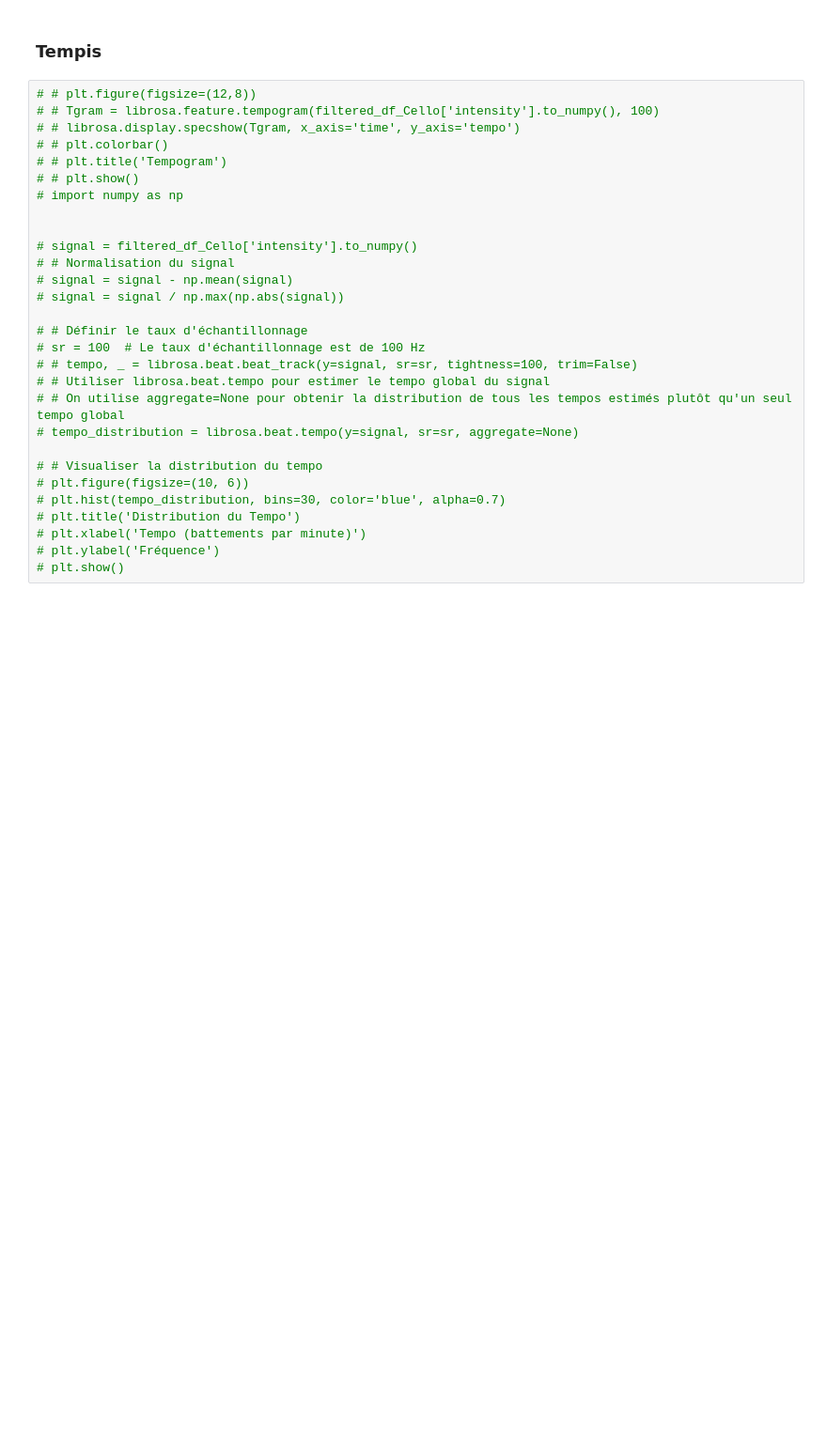
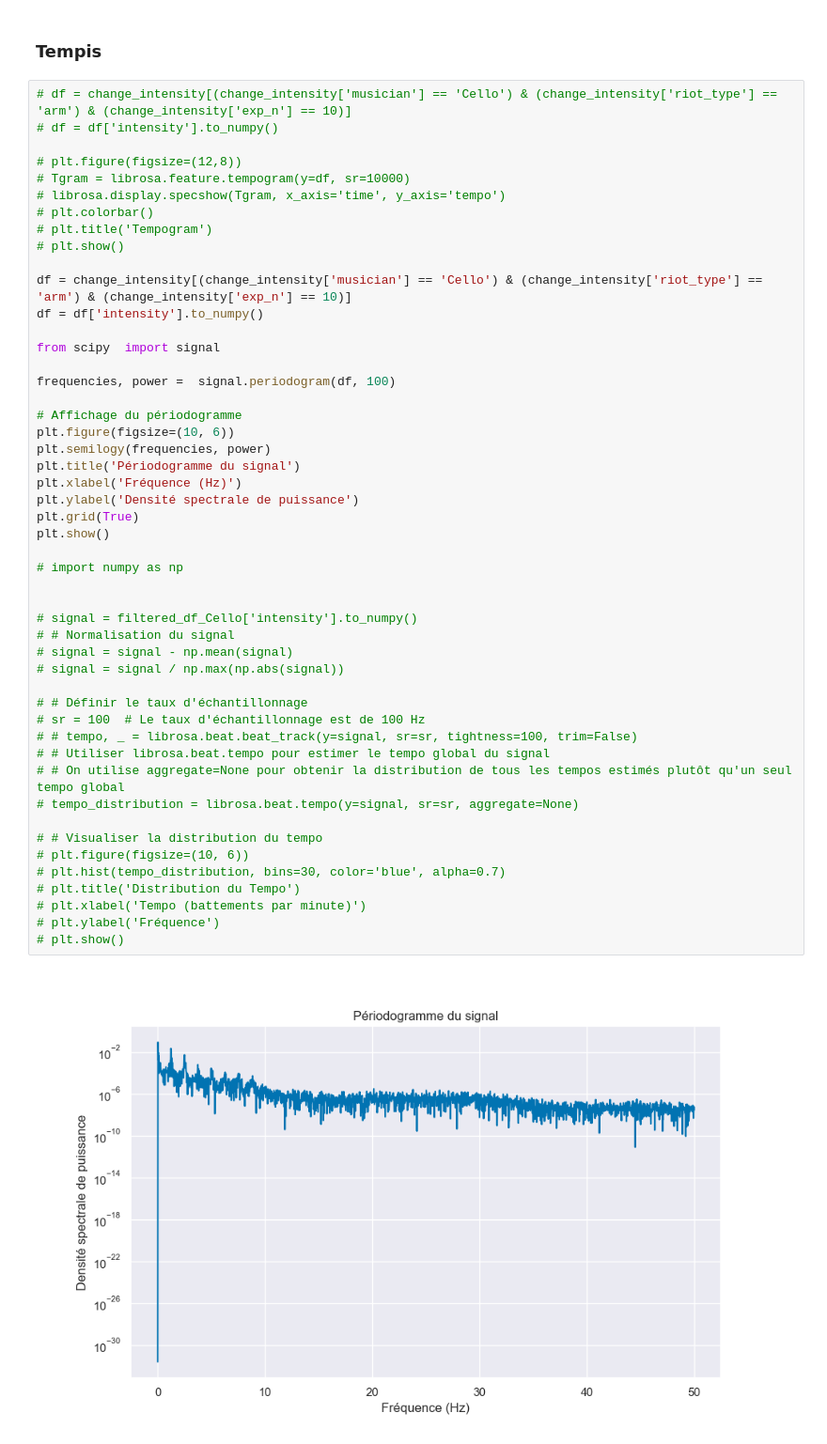
Before and after one commit to Haronicio/ismm-analyse-dsync, a Jupyter notebook: notebooks/Analysedsync_notebook.ipynb, the cells around one changed output. Shown at 94% size. Cells and saved outputs as stored; diff of their text form; blank space fills up the shorter version.

```diff
--- a/notebooks/Analysedsync_notebook.ipynb
+++ b/notebooks/Analysedsync_notebook.ipynb
@@ -920,31 +1323,53 @@ df_selector = interactive(update_df, selected_df=['click tempo', 'mask attack',
 # %% [markdown]
 ### Tempis
 # %%
-# # plt.figure(figsize=(12,8))
-# # Tgram = librosa.feature.tempogram(filtered_df_Cello['intensity'].to_numpy(), 100)
-# # librosa.display.specshow(Tgram, x_axis='time', y_axis='tempo')
-# # plt.colorbar()
-# # plt.title('Tempogram')
-# # plt.show()
+# df = change_intensity[(change_intensity['musician'] == 'Cello') & (change_intensity['riot_type'] == 'arm') & (change_intensity['exp_n'] == 10)]
+# df = df['intensity'].to_numpy()
+
+# plt.figure(figsize=(12,8))
+# Tgram = librosa.feature.tempogram(y=df, sr=10000)
+# librosa.display.specshow(Tgram, x_axis='time', y_axis='tempo')
+# plt.colorbar()
+# plt.title('Tempogram')
+# plt.show()
+
+df = change_intensity[(change_intensity['musician'] == 'Cello') & (change_intensity['riot_type'] == 'arm') & (change_intensity['exp_n'] == 10)]
+df = df['intensity'].to_numpy()
+
+from scipy  import signal
+
+frequencies, power =  signal.periodogram(df, 100)
+
+# Affichage du périodogramme
+plt.figure(figsize=(10, 6))
+plt.semilogy(frequencies, power)
+plt.title('Périodogramme du signal')
+plt.xlabel('Fréquence (Hz)')
+plt.ylabel('Densité spectrale de puissance')
+plt.grid(True)
+plt.show()
+
 # import numpy as np
 
 
 # signal = filtered_df_Cello['intensity'].to_numpy()
 # # Normalisation du signal
 # signal = signal - np.mean(signal)
 # signal = signal / np.max(np.abs(signal))
 
 # # Définir le taux d'échantillonnage
 # sr = 100  # Le taux d'échantillonnage est de 100 Hz
 # # tempo, _ = librosa.beat.beat_track(y=signal, sr=sr, tightness=100, trim=False)
 # # Utiliser librosa.beat.tempo pour estimer le tempo global du signal
 # # On utilise aggregate=None pour obtenir la distribution de tous les tempos estimés plutôt qu'un seul tempo global
 # tempo_distribution = librosa.beat.tempo(y=signal, sr=sr, aggregate=None)
 
 # # Visualiser la distribution du tempo
 # plt.figure(figsize=(10, 6))
 # plt.hist(tempo_distribution, bins=30, color='blue', alpha=0.7)
 # plt.title('Distribution du Tempo')
 # plt.xlabel('Tempo (battements par minute)')
 # plt.ylabel('Fréquence')
 # plt.show()
+# %% [output]
+[figure, added]
```
Also changed, not shown: parts of 36 cells of this notebook, 22 other files.
